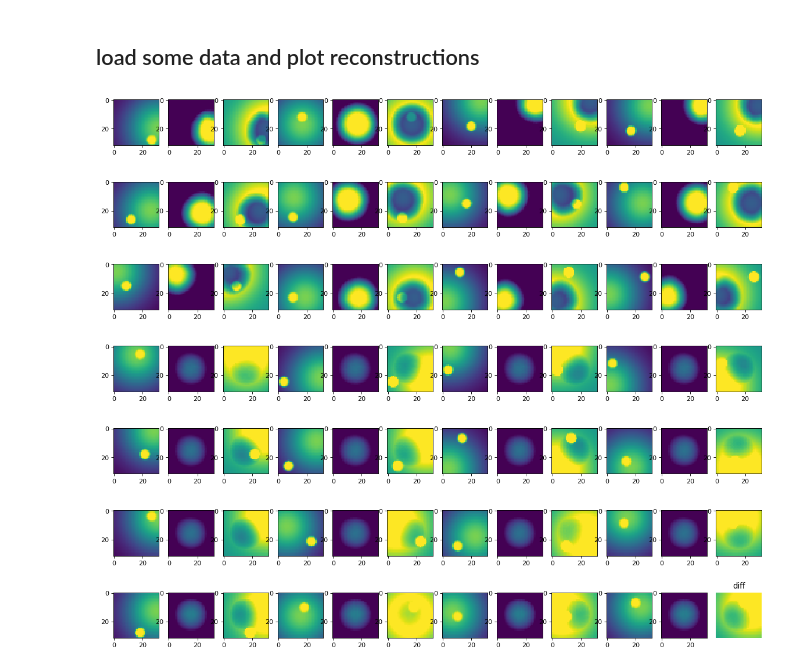
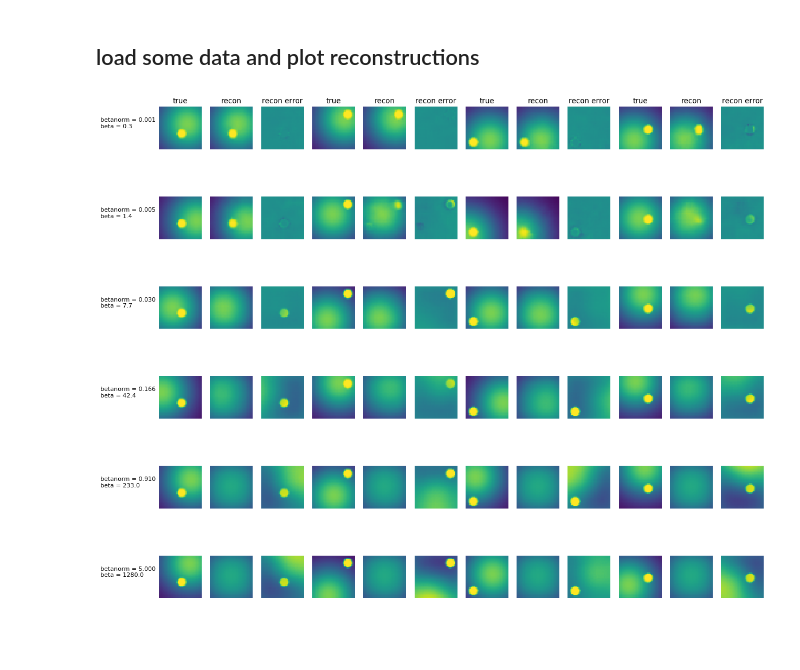
Before and after one commit to zahariaa/disentangled-dynamics, a Jupyter notebook: src/bVAE/VisualizeBetaStaticVAE32(circle)_4latents_training_05_15_2019.ipynb, the cells around one changed output. Cells and saved outputs as stored; diff of their text form; code cells hidden in the pictures; blank space fills up the shorter version.

Commit message:
bVAE: trained bVAE plus visualization of training

```diff
--- a/src/bVAE/VisualizeBetaStaticVAE32(circle)_4latents_training_05_15_2019.ipynb
+++ b/src/bVAE/VisualizeBetaStaticVAE32(circle)_4latents_training_05_15_2019.ipynb
@@ -33,4 +33,11 @@ sys.path.append("..") # Adds higher directory to python modules path.
 from data.dspritesb import dSpriteBackgroundDataset
 # %%
 normalized_beta_values = np.logspace(np.log(.001), np.log(5), 6, base=np.e)
-normalized_beta_values = normalized_beta_values
+N = vae[0].img_channels * 32 * 32
+M = vae[0].n_latent
+
+beta = beta_from_normalized_beta(normalized_beta_values, N = N, M = M)
+
+
+for ii,nb in enumerate(normalized_beta_values):
+    print(['betanorm = %0.3f / beta = %0.1f' % (normalized_beta_values[ii],beta[ii])])
@@ -39,8 +53,9 @@ vae = list()
 training_stats = list()
 for ii,beta_norm in enumerate(normalized_beta_values):
 
+    # beta values in the file name of checkpoints have varying number of decimal points (not so smart)
     beta_norm_str = '%0.4f' % (beta_norm)
-    if beta_norm_str[-1] == '0':
+    while beta_norm_str[-1] == '0' and beta_norm_str[-2] != '.':
         beta_norm_str = beta_norm_str[:-1]
 
     trainedpath = 'trained/staticvae32_betanorm=%s_dsprites_circle_last_500K' % (beta_norm_str)
@@ -99,31 +136,40 @@ ds = dSpriteBackgroundDataset(transform=transforms.Resize(32),shapetype = 'circl
 # %%
 fig, ax = plt.subplots(len(vae),12,figsize=(18, 16), dpi= 80, facecolor='w', edgecolor='k')
 ax = ax.flatten()
 cnt = -1
-for jj,nb in enumerate(normalized_beta_values):
-    for ii in range(4):
-        x,label = ds[np.random.randint(1000)]
+n_b = len(normalized_beta_values)
+img_idx = np.random.randint(1000, size=4)
+
+for jj,nb in enumerate(normalized_beta_values): # loop across rows (different beta values)
+    for ii in range(4): # loop across different samples
+
+        x,label = ds[img_idx[ii]]
         x = x[np.newaxis, :, :]
 
         mu, logvar = vae[jj].encode(x.float())
         recon = vae[jj].decode(mu).detach()
         diff = x - recon
 
         cnt += 1
         ax[cnt].imshow(x.squeeze(), vmin=0, vmax=1)
-        plt.title('true')
-        plt.axis('off')
+        ax[cnt].axis('off')
 
         cnt += 1
         ax[cnt].imshow(recon.squeeze(), vmin=0, vmax=1)
-        plt.title('recon')
-        plt.axis('off')
+        ax[cnt].axis('off')
 
         cnt += 1
         m = .5
         img = ax[cnt].imshow(diff.numpy().squeeze(), vmin=-m, vmax=m)
-        #fig.colorbar(img)
-        plt.title('diff')
-        plt.axis('off')
+        ax[cnt].axis('off')
+
+        if jj == 0:
+            ax[cnt-2].set(title='true')
+            ax[cnt-1].set(title='recon')
+            ax[cnt].set(title='recon error')
+
+        if ii == 0:
+            pos = ax[cnt].get_position()
+            fig.text(.05, pos.y0 + pos.height/2, 'betanorm = %0.3f\nbeta = %0.1f' % (normalized_beta_values[jj],beta[jj]))
 # %% [output]
-[figure, old version]
+[figure, new version]
```
Also changed, not shown: parts of 8 cells of this notebook, 13 other files.
